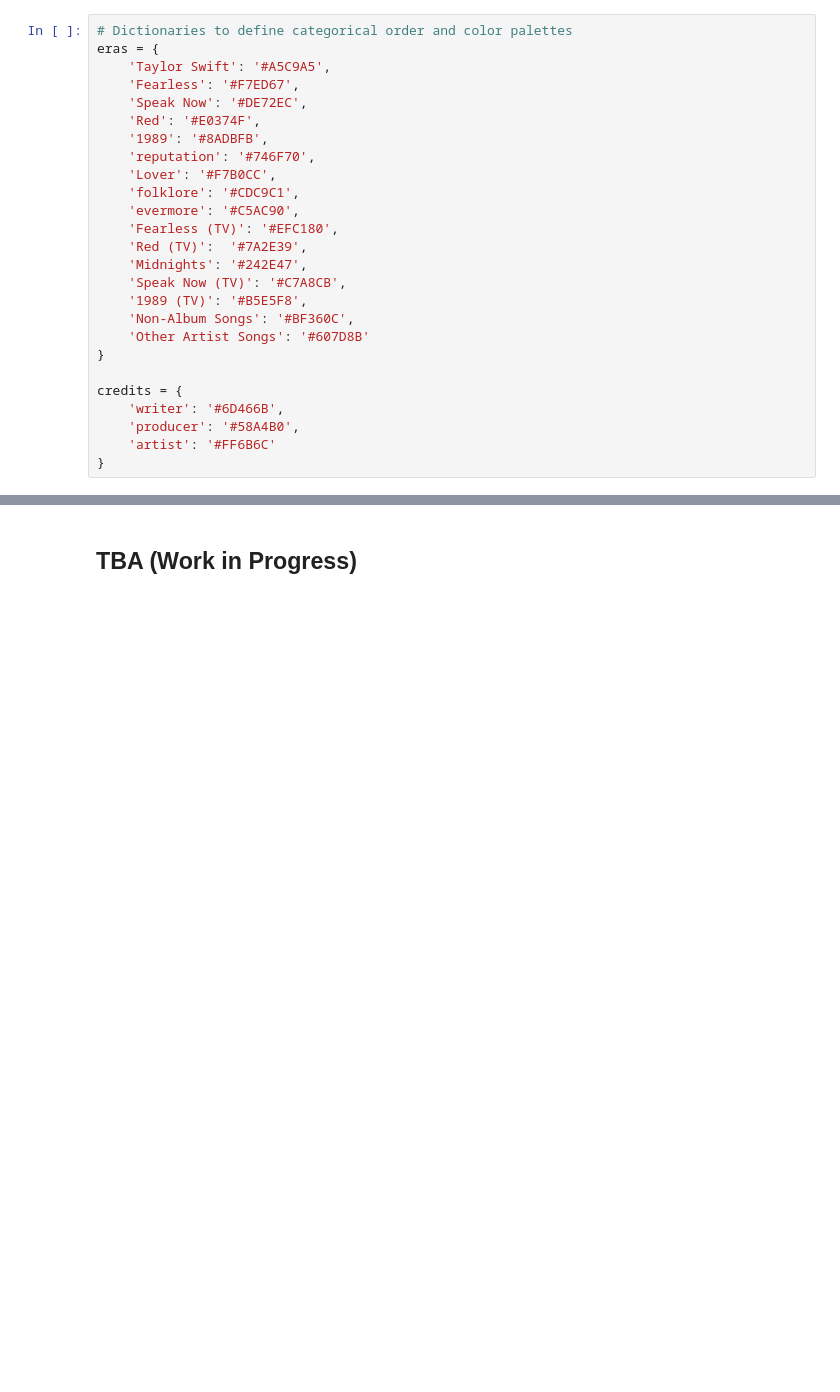
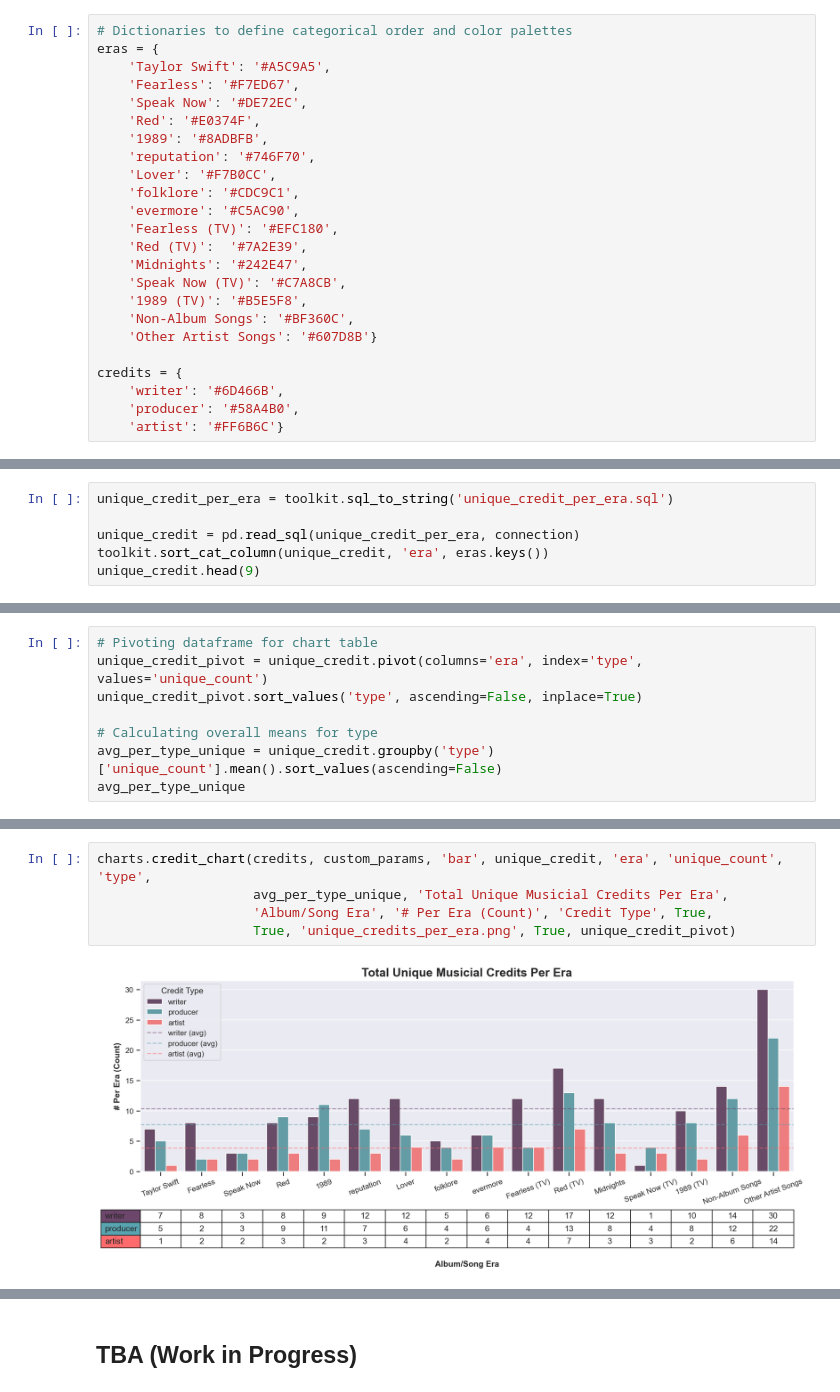
Before and after one commit to madroscla/taylor-swift-discography, a Jupyter notebook: 02_discography_stats.ipynb, the cells around one changed output, grey strips where cells are left out. Cells and saved outputs as stored; diff of their text form; blank space fills up the shorter version.

Commit message:
made charts module, added barplot

```diff
--- a/02_discography_stats.ipynb
+++ b/02_discography_stats.ipynb
@@ -39,12 +40,10 @@ eras = {
     'Speak Now (TV)': '#C7A8CB',
     '1989 (TV)': '#B5E5F8',
     'Non-Album Songs': '#BF360C',
-    'Other Artist Songs': '#607D8B'
-}
+    'Other Artist Songs': '#607D8B'}
 
 credits = {
     'writer': '#6D466B',
     'producer': '#58A4B0',
-    'artist': '#FF6B6C'
-}
+    'artist': '#FF6B6C'}
 # %%
@@ -63,0 +72,6 @@ cursor.executescript(temp_tables)
+# %%
+unique_credit_per_era = toolkit.sql_to_string('unique_credit_per_era.sql')
+
+unique_credit = pd.read_sql(unique_credit_per_era, connection)
+toolkit.sort_cat_column(unique_credit, 'era', eras.keys())
+unique_credit.head(9)
@@ -63,0 +89,8 @@ cursor.executescript(temp_tables)
+# %%
+# Pivoting dataframe for chart table
+unique_credit_pivot = unique_credit.pivot(columns='era', index='type', values='unique_count')
+unique_credit_pivot.sort_values('type', ascending=False, inplace=True)
+
+# Calculating overall means for type
+avg_per_type_unique = unique_credit.groupby('type')['unique_count'].mean().sort_values(ascending=False)
+avg_per_type_unique
@@ -63,0 +103,7 @@ cursor.executescript(temp_tables)
+# %%
+charts.credit_chart(credits, custom_params, 'bar', unique_credit, 'era', 'unique_count', 'type',
+                    avg_per_type_unique, 'Total Unique Musicial Credits Per Era',
+                    'Album/Song Era', '# Per Era (Count)', 'Credit Type', True,
+                    True, 'unique_credits_per_era.png', True, unique_credit_pivot)
+# %% [output]
+[figure, added]
```
Also changed, not shown: parts of 15 cells of this notebook, 5 other files.
